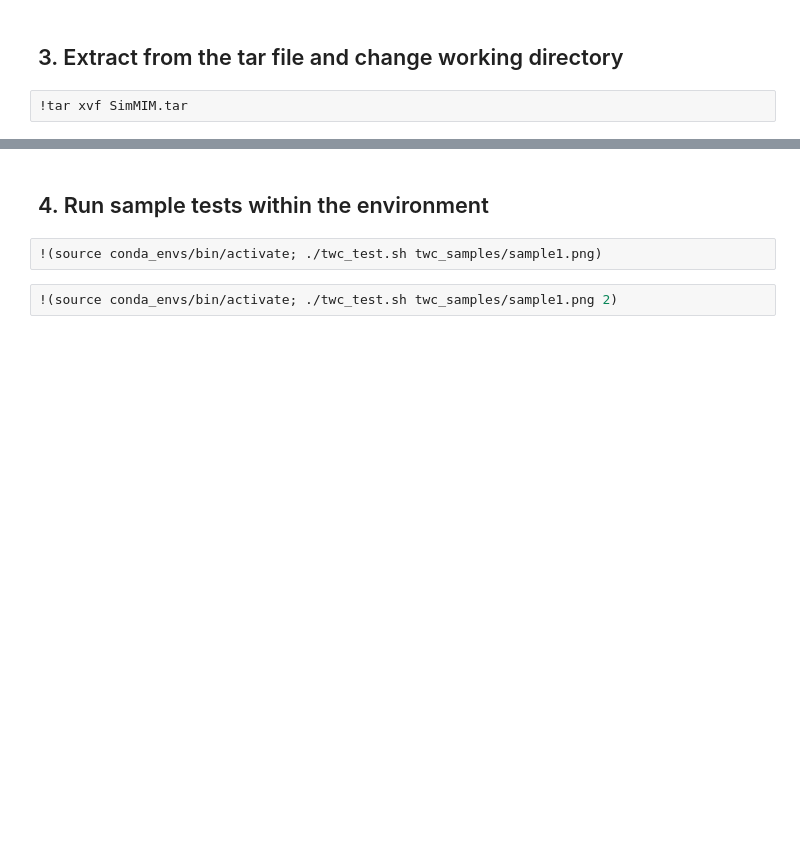
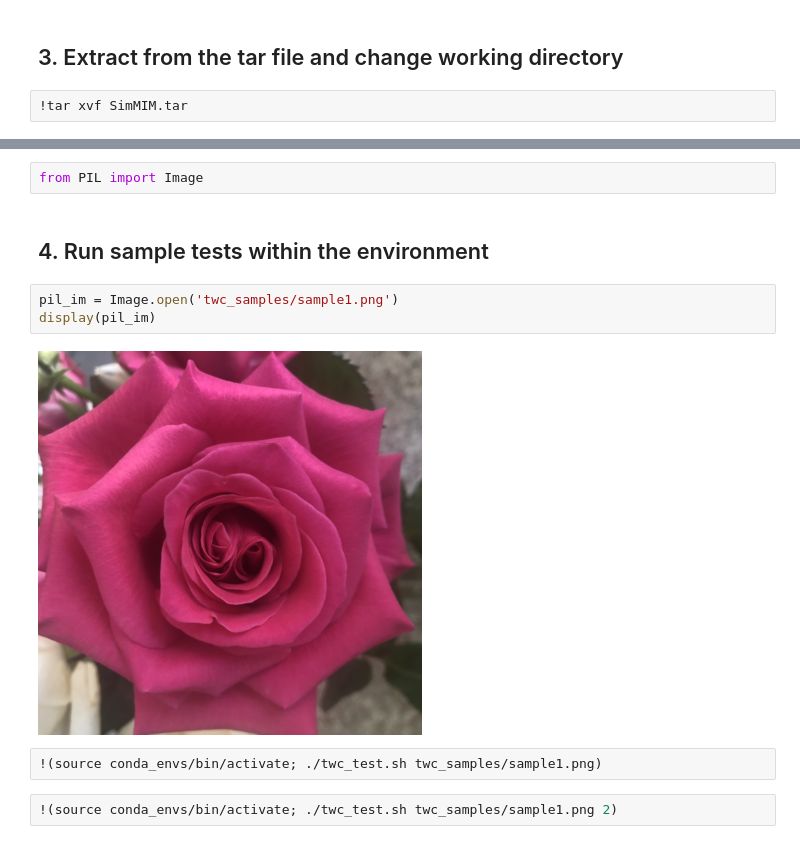
Before and after one commit to taskswithcode/SimMIM, a Jupyter notebook: TWCSimMim.ipynb, the cells around one changed output, grey strips where cells are left out. Cells and saved outputs as stored; diff of their text form; blank space fills up the shorter version.

```diff
--- a/TWCSimMim.ipynb
+++ b/TWCSimMim.ipynb
@@ -27,5 +78,12 @@ cd SimMIM
+# %%
+from PIL import Image
 # %% [markdown]
 ## 4. Run sample tests within the environment
+# %%
+pil_im = Image.open('twc_samples/sample1.png')
+display(pil_im)
+# %% [output]
+[figure, added]
 # %%
 !(source conda_envs/bin/activate; ./twc_test.sh twc_samples/sample1.png)
 # %%
```
Also changed, not shown: parts of 9 cells of this notebook.
